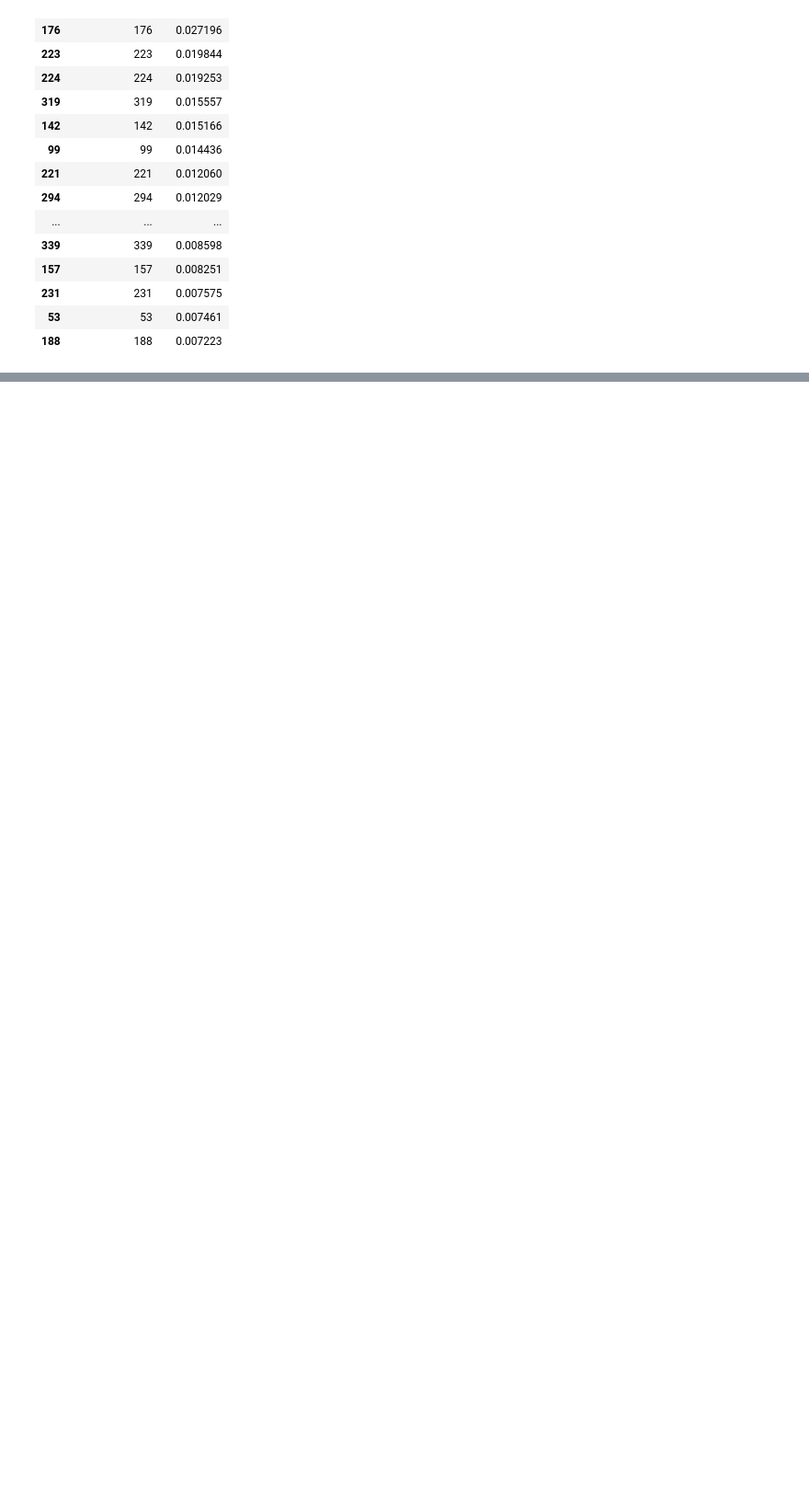
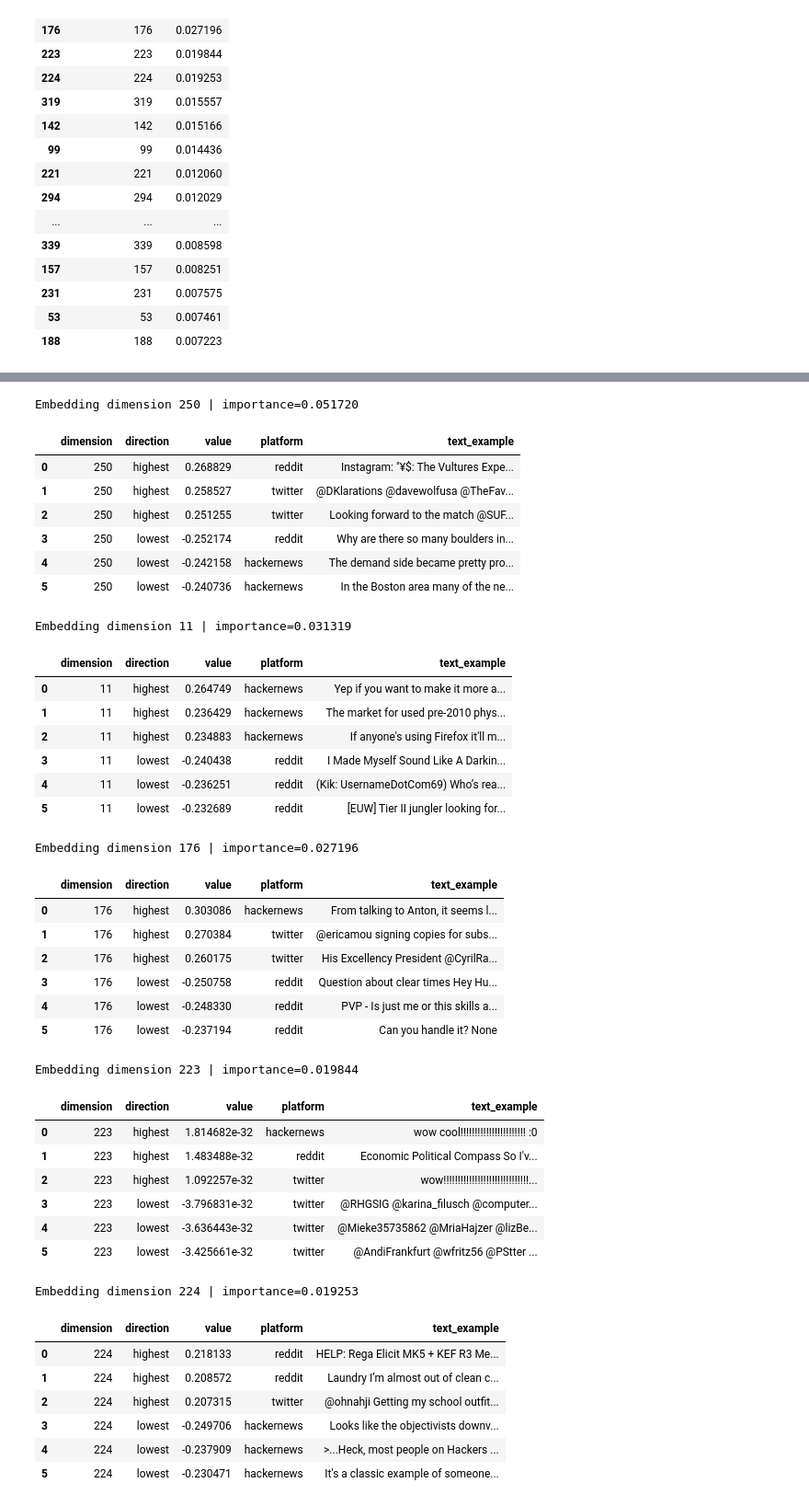
Before and after one commit to mhedlund7/CIS-2450-Final-Project, a Jupyter notebook: notebooks/5_xgboost_baseline.ipynb, the cells around one changed output, grey strips where cells are left out. Shown at 92% size. Cells and saved outputs as stored; diff of their text form; code cells hidden in the pictures; blank space fills up the shorter version.

Commit message:
Made the feature importance a abit more informative.

```diff
--- a/notebooks/5_xgboost_baseline.ipynb
+++ b/notebooks/5_xgboost_baseline.ipynb
@@ -358,0 +368,77 @@ importance_df.head(20)
+# %%
+TOP_DIMS_TO_INTERPRET = 5
+EXAMPLES_PER_SIDE = 3
+
+train_example_df = train_pdf[["platform", "text"]].reset_index(drop=True).copy()
+
+def clean_text_for_display(text: str) -> str:
+    text = str(text).replace("\n", " ").strip()
+    text = re.sub(r"\s+", " ", text)
+    return text
+
+def dimension_example_table(dim: int, n_examples: int = EXAMPLES_PER_SIDE) -> pd.DataFrame:
+    values = X_train_embed[:, dim]
+    high_idx = np.argsort(values)[-n_examples:][::-1]
+    low_idx = np.argsort(values)[:n_examples]
+
+    rows = []
+    for direction, idxs in [("highest", high_idx), ("lowest", low_idx)]:
+        for idx in idxs:
+            rows.append({
+                "dimension": dim,
+                "direction": direction,
+                "value": float(values[idx]),
+                "platform": train_example_df.iloc[idx]["platform"],
+                "text_example": clean_text_for_display(train_example_df.iloc[idx]["text"]),
+            })
+
+    return pd.DataFrame(rows)
+
+top_dims = importance_df.head(TOP_DIMS_TO_INTERPRET)["embedding_dim"].tolist()
+
+for dim in top_dims:
+    dim_importance = importance_df.loc[importance_df["embedding_dim"] == dim, "importance"].iloc[0]
+    print(f"\nEmbedding dimension {dim} | importance={dim_importance:.6f}")
+    with pd.option_context("display.max_colwidth", None):
+        display(dimension_example_table(dim))
+# %% [output]
+Embedding dimension 250 | importance=0.051720
+|  | dimension | direction | value | platform | text_example |
+| 0 | 250 | highest | 0.268829 | reddit | Instagram: "¥$: The Vultures Expe... |
+| 1 | 250 | highest | 0.258527 | twitter | @DKlarations @davewolfusa @TheFav... |
+| 2 | 250 | highest | 0.251255 | twitter | Looking forward to the match @SUF... |
+| 3 | 250 | lowest | -0.252174 | reddit | Why are there so many boulders in... |
+| 4 | 250 | lowest | -0.242158 | hackernews | The demand side became pretty pro... |
+| 5 | 250 | lowest | -0.240736 | hackernews | In the Boston area many of the ne... |
+Embedding dimension 11 | importance=0.031319
+|  | dimension | direction | value | platform | text_example |
+| 0 | 11 | highest | 0.264749 | hackernews | Yep if you want to make it more a... |
+| 1 | 11 | highest | 0.236429 | hackernews | The market for used pre-2010 phys... |
+| 2 | 11 | highest | 0.234883 | hackernews | If anyone's using Firefox it'll m... |
+| 3 | 11 | lowest | -0.240438 | reddit | I Made Myself Sound Like A Darkin... |
+| 4 | 11 | lowest | -0.236251 | reddit | (Kik: UsernameDotCom69) Who’s rea... |
+| 5 | 11 | lowest | -0.232689 | reddit | [EUW] Tier II jungler looking for... |
+Embedding dimension 176 | importance=0.027196
+|  | dimension | direction | value | platform | text_example |
+| 0 | 176 | highest | 0.303086 | hackernews | From talking to Anton, it seems l... |
+| 1 | 176 | highest | 0.270384 | twitter | @ericamou signing copies for subs... |
+| 2 | 176 | highest | 0.260175 | twitter | His Excellency President @CyrilRa... |
+| 3 | 176 | lowest | -0.250758 | reddit | Question about clear times Hey Hu... |
+| 4 | 176 | lowest | -0.248330 | reddit | PVP - Is just me or this skills a... |
+| 5 | 176 | lowest | -0.237194 | reddit | Can you handle it? None |
+Embedding dimension 223 | importance=0.019844
+|  | dimension | direction | value | platform | text_example |
+| 0 | 223 | highest | 1.814682e-32 | hackernews | wow cool!!!!!!!!!!!!!!!!!!!!!!! :0 |
+| 1 | 223 | highest | 1.483488e-32 | reddit | Economic Political Compass So I'v... |
+| 2 | 223 | highest | 1.092257e-32 | twitter | wow!!!!!!!!!!!!!!!!!!!!!!!!!!!!!!... |
+| 3 | 223 | lowest | -3.796831e-32 | twitter | @RHGSIG @karina_filusch @computer... |
+| 4 | 223 | lowest | -3.636443e-32 | twitter | @Mieke35735862 @MriaHajzer @lizBe... |
+| 5 | 223 | lowest | -3.425661e-32 | twitter | @AndiFrankfurt @wfritz56 @PStter ... |
+Embedding dimension 224 | importance=0.019253
+|  | dimension | direction | value | platform | text_example |
+| 0 | 224 | highest | 0.218133 | reddit | HELP: Rega Elicit MK5 + KEF R3 Me... |
+| 1 | 224 | highest | 0.208572 | reddit | Laundry I’m almost out of clean c... |
+| 2 | 224 | highest | 0.207315 | twitter | @ohnahji Getting my school outfit... |
+| 3 | 224 | lowest | -0.249706 | hackernews | Looks like the objectivists downv... |
+| 4 | 224 | lowest | -0.237909 | hackernews | >...Heck, most people on Hackers ... |
+| 5 | 224 | lowest | -0.230471 | hackernews | It's a classic example of someone... |
```
Also changed, not shown: parts of 4 cells of this notebook.
